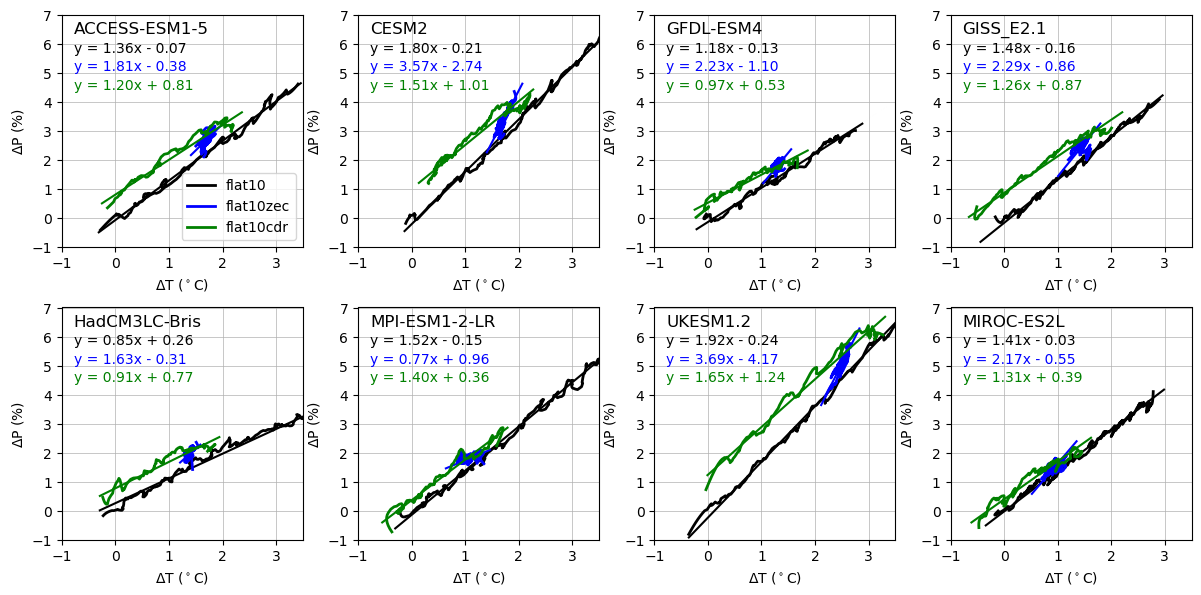
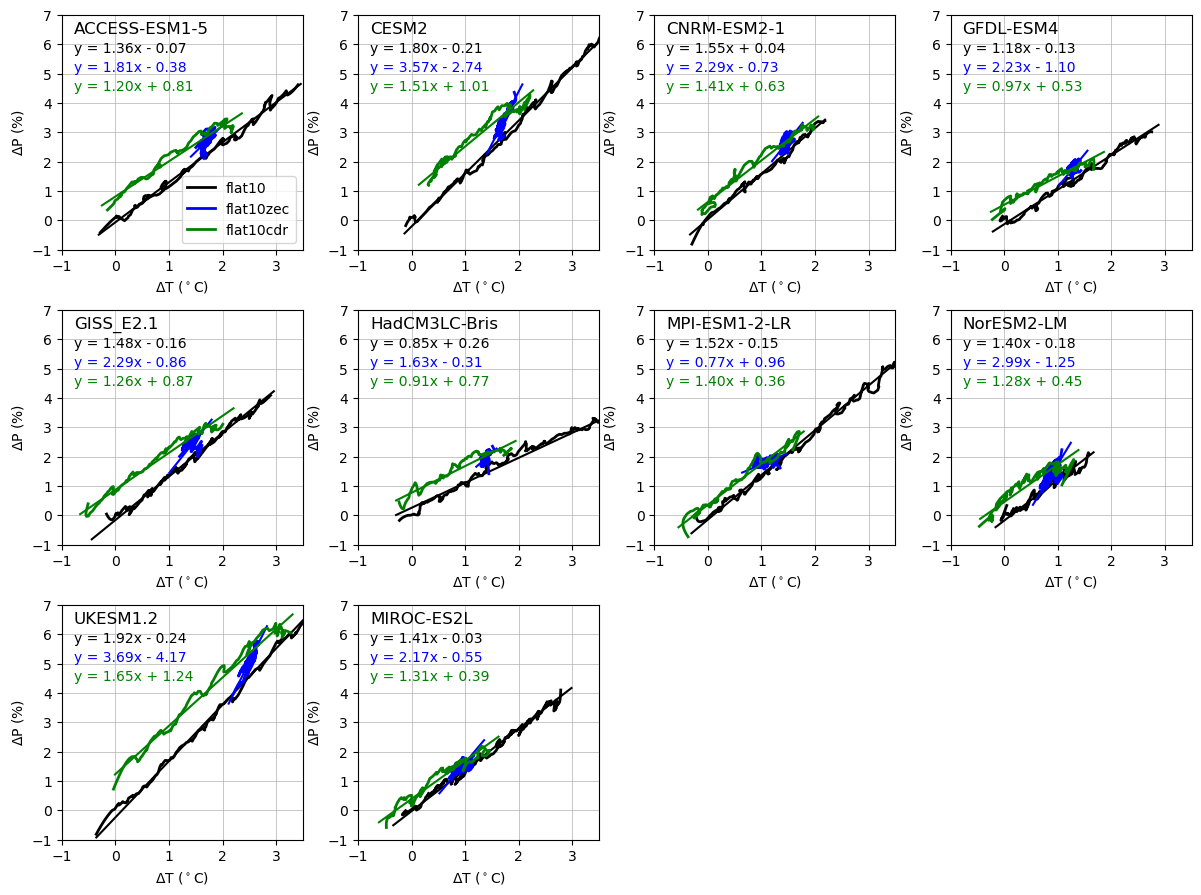
The change to this notebook cell's code, shown as a diff; its figure went from the first image to the second:
--- before
+++ after
@@ -1,3 +1,3 @@
-fig, axs = plt.subplots(nrows=2, ncols=4, figsize=(12, 6))
+fig, axs = plt.subplots(nrows=3, ncols=4, figsize=(12, 9))
 
 filter_window = 15
@@ -29,5 +29,13 @@
         x = t_anom_masked.isel(exp=exp_i).isel(model=i).dropna(dim='time')
         y = p_percentchange_masked.isel(exp=exp_i).isel(model=i).dropna(dim='time')
-        b, a = np.polyfit(x, y, deg=1)
+        try:
+            b, a = np.polyfit(x, y, deg=1)
+        except:
+            minlength = min(len(x),len(y))
+            x = x[0:minlength]
+            y = y[0:minlength]
+            x_smooth = x_smooth[0:minlength]
+            y_smooth = y_smooth[0:minlength]
+            b, a = np.polyfit(x, y, deg=1)
         slopes[exp_i].append(b)
         offsets[exp_i].append(a)
@@ -49,5 +57,6 @@
     axs_flat[i].annotate(model, xy=(0.05, 0.92), xycoords='axes fraction', fontsize=12)
 
-#axs_flat[nmodels].axis('off')
+axs_flat[nmodels].axis('off')
+axs_flat[nmodels+1].axis('off')
 
 plt.tight_layout()

Commit: now added all models for precip and combined precip-temp plots